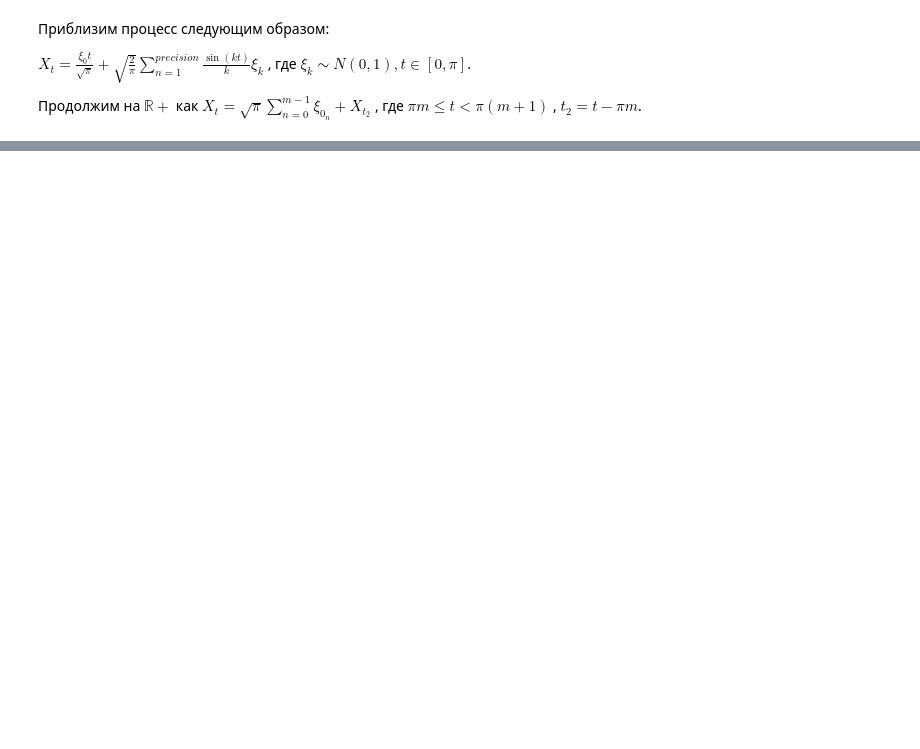
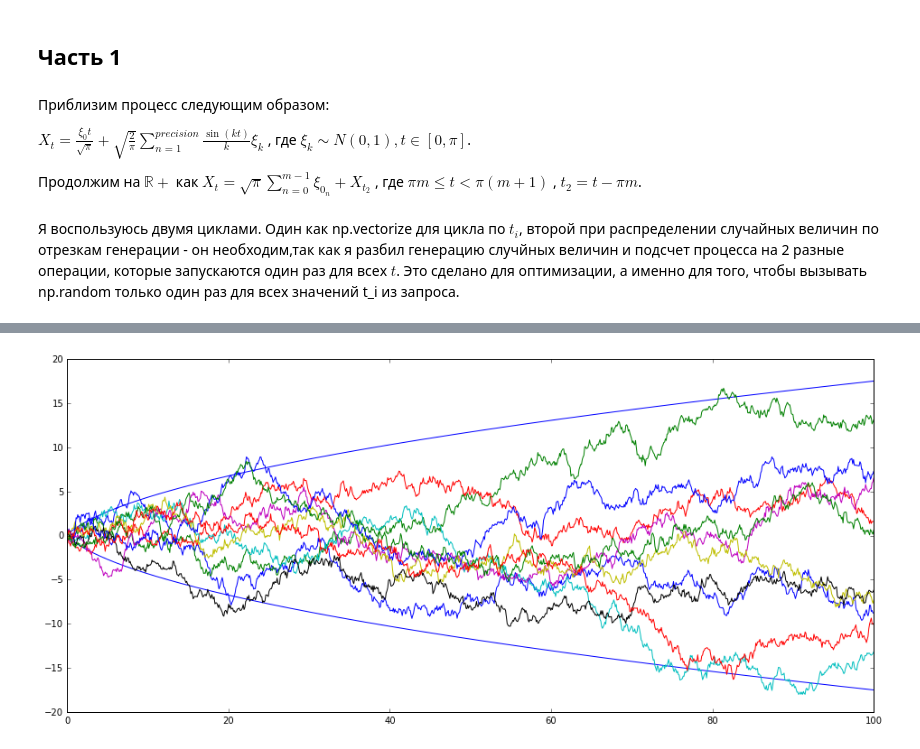
Before and after one commit to ale3otik/MIPT-2016-Stochastic-process, a Jupyter notebook: task3/57.ipynb, the cells around one changed output, grey strips where cells are left out. Drawn from its saved outputs; the diff is of its cells as text; code cells hidden in the pictures; blank space fills up the shorter version.

```diff
--- a/task3/57.ipynb
+++ b/task3/57.ipynb
@@ -7,6 +7,8 @@ import scipy
 from collections import Counter
 import copy
 %matplotlib inline
+# %% [markdown]
+## Часть 1
 # %% [markdown]
 Приблизим процесс следующим образом:
 
@@ -14,6 +16,8 @@ $X_t = \frac{\xi_0 t }{\sqrt{\pi}} + \sqrt{\frac{2}{\pi}} {\sum_{n=1}^{precision
 $\xi_k \sim N(0,1) , t \in [0, \pi]$.
 
 Продолжим на $\mathbb{R} +$ как  $X_t = \sqrt{\pi} \sum_{n=0}^{m-1}\xi_{0_n} + X_{t_2}$ , где $ \pi m \leq t < \pi (m+1)$ , $t_2 = t - \pi m $.
+# %% [markdown]
+Я воспользуюсь двумя циклами. Один как np.vectorize для цикла по $t_i$, второй при распределении случайных величин по отрезкам генерации - он необходим,так как я разбил генерацию случйных величин и подсчет процесса на 2 разные операции, которые запускаются один раз для всех $t$. Это сделано для оптимизации, а именно для того, чтобы вызывать np.random только один раз для всех значений t_i из запроса.
 # %%
 class WinerProcess:
     def __init__(self,precision=10000):
@@ -24,7 +28,7 @@ class WinerProcess:
         self.eps = 1e-20
         self.ksi_0 = []
         self.ksi = dict()
-
+        self.cumsum = []
         self._calc_X_vect = np.vectorize(self._calc_X)
         self._get_bound_vect = np.vectorize(self._get_bound)
 
@@ -35,28 +39,34 @@ class WinerProcess:
     def _calc_X(self,t):
         k = self._get_bound(t)
         t -= np.pi * k
-        x = np.sum([self.ksi[k][i-1] * np.sin(i * t) / i for i in range(1,self.precision + 1)])
+        i = np.arange(1,self.precision + 1)
+        sin_all = np.sin(t * i)
+
+        x = np.sum(self.ksi[k] * sin_all / i)
         x *= 2.0**0.5
         x += self.ksi_0[k] * t
         x /= (np.pi)**0.5
-        x += (np.pi)**0.5 * np.sum(self.ksi_0[0:k])
+        if k > 0:
+            x += (np.pi)**0.5 * self.cumsum[k-1]
         return x
 
     def _build_ksi(self,times):
         k = self._get_bound(np.max(times))
         if k >= len(self.ksi_0):
             self.ksi_0 = self.ksi_0 + list(np.random.normal(size=k - len(self.ksi_0) + 1))
+            self.cumsum = np.cumsum(self.ksi_0)
 
         need_size = 0
 #       build necessary ksi
         k_unique = np.unique(self._get_bound_vect(times))
         need_size = sum(1 for k in k_unique if k not in self.ksi)
         new_ksi = np.random.normal(size=need_size*self.precision)
-#       assign ksi
+        #the second cyle
         for i in range(len(k_unique)):
             k = k_unique[i]
-            self.ksi[k] = new_ksi[i*self.precision:(i+1)*self.precision]
+            if k not in self.ksi :
+                self.ksi[k] = new_ksi[i*self.precision:(i+1)*self.precision]
 
     def __getitem__(self,times):
         self._build_ksi(times)
-        return self._calc_X_vect(times)
+        return self._calc_X_vect(times) #the main cycle (legitimate)
@@ -62,0 +77,13 @@ class WinerProcess:
+# %%
+times = np.linspace(0,100,1000)
+y2 = f(times)
+plt.figure(figsize=(16,7))
+plt.plot(times,y2,color='b')
+plt.plot(times,-y2,color='b')
+
+a = [WinerProcess(1000) for i in range(10)]
+for i in np.arange(10):
+    %time y = a[i][times]
+    plt.plot(times,y)
+plt.show()
+# %% [output]
@@ -62,0 +110 @@ class WinerProcess:
+[figure, added]
```
Also changed, not shown: parts of 26 cells of this notebook, 1 other file.
